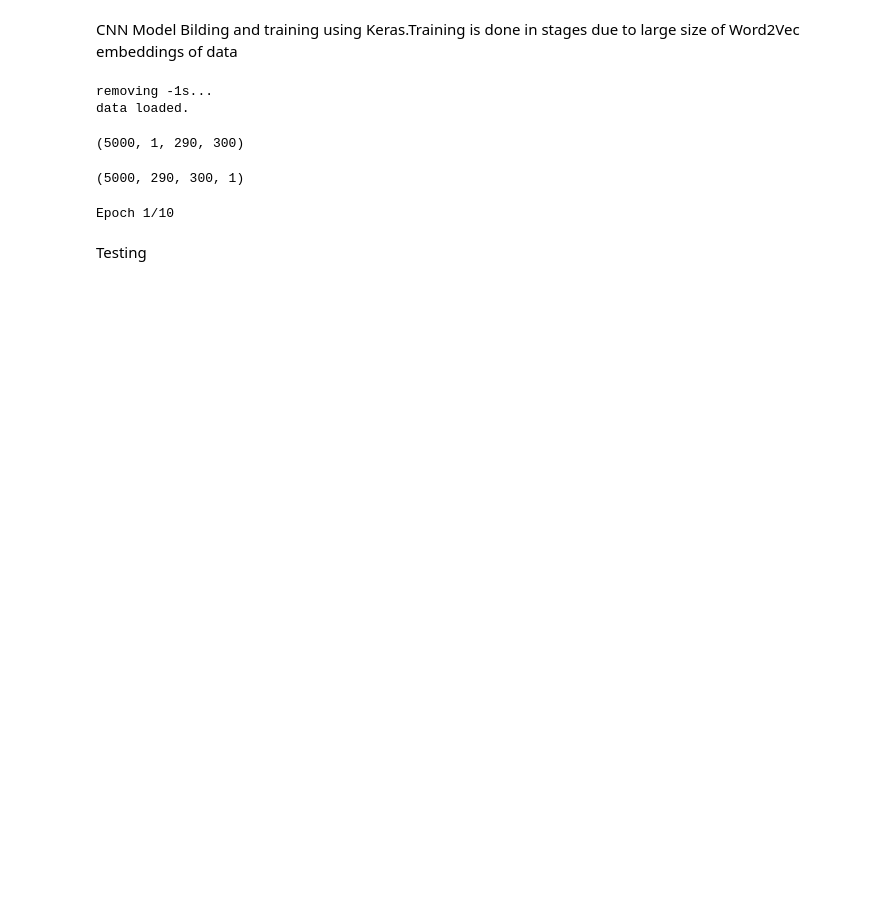
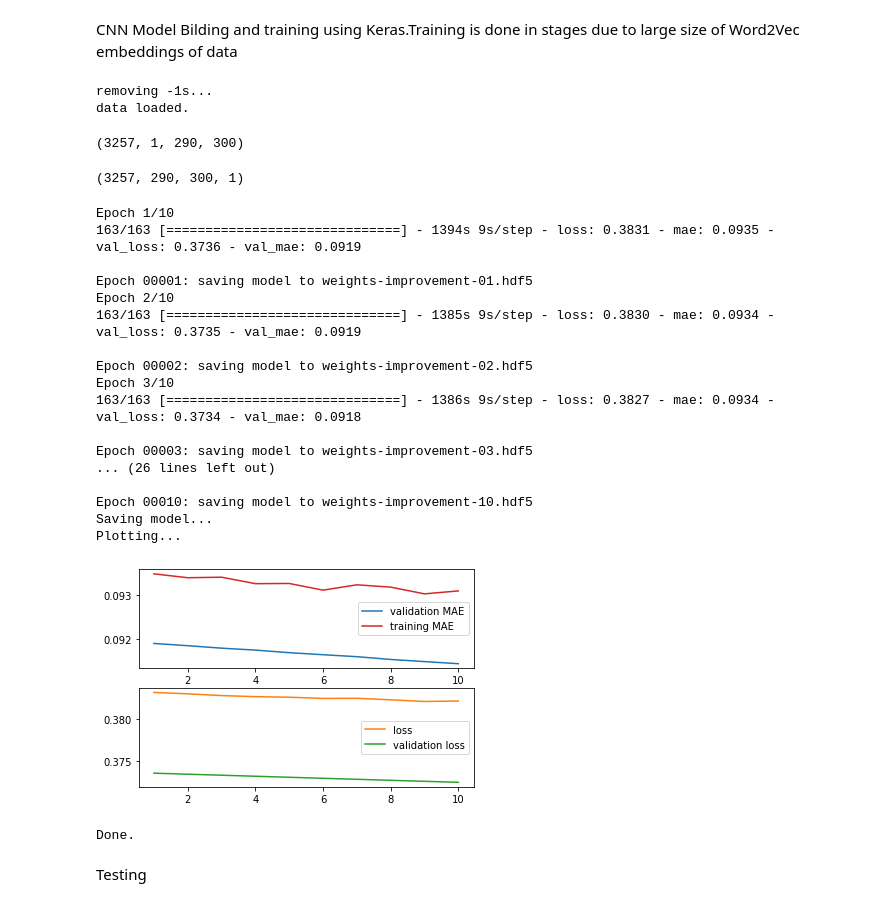
Before and after one commit to varshaelza/Text-Summarization-Categorization, a Jupyter notebook: CNNBasedSummary.ipynb, the cells around one changed output. Cells and saved outputs as stored; diff of their text form; code cells hidden in the pictures; blank space fills up the shorter version.

```diff
--- a/CNNBasedSummary.ipynb
+++ b/CNNBasedSummary.ipynb
@@ -378,13 +365,13 @@ import numpy as np
 #data48 = pickle.load(open("/content/drive/MyDrive/BBC Dataset/CNN Summarisation/embeddingsToSaliency48.pickle", "rb"))
 #data49 = pickle.load(open("/content/drive/MyDrive/BBC Dataset/CNN Summarisation/embeddingsToSaliency49.pickle", "rb"))
 #data50 = pickle.load(open("/content/drive/MyDrive/BBC Dataset/CNN Summarisation/embeddingsToSaliency50.pickle", "rb"))
-data51 = pickle.load(open("/content/drive/MyDrive/BBC Dataset/CNN Summarisation/embeddingsToSaliency51.pickle", "rb"))
-data52 = pickle.load(open("/content/drive/MyDrive/BBC Dataset/CNN Summarisation/embeddingsToSaliency52.pickle", "rb"))
-data53 = pickle.load(open("/content/drive/MyDrive/BBC Dataset/CNN Summarisation/embeddingsToSaliency53.pickle", "rb"))
-data54 = pickle.load(open("/content/drive/MyDrive/BBC Dataset/CNN Summarisation/embeddingsToSaliency54.pickle", "rb"))
-data55 = pickle.load(open("/content/drive/MyDrive/BBC Dataset/CNN Summarisation/embeddingsToSaliency55.pickle", "rb"))
-data56 = pickle.load(open("/content/drive/MyDrive/BBC Dataset/CNN Summarisation/embeddingsToSaliency56.pickle", "rb"))
-data57 = pickle.load(open("/content/drive/MyDrive/BBC Dataset/CNN Summarisation/embeddingsToSaliency57.pickle", "rb"))
-data58 = pickle.load(open("/content/drive/MyDrive/BBC Dataset/CNN Summarisation/embeddingsToSaliency58.pickle", "rb"))
-data59 = pickle.load(open("/content/drive/MyDrive/BBC Dataset/CNN Summarisation/embeddingsToSaliency59.pickle", "rb"))
-data60 = pickle.load(open("/content/drive/MyDrive/BBC Dataset/CNN Summarisation/embeddingsToSaliency60.pickle", "rb"))
+data61 = pickle.load(open("/content/drive/MyDrive/BBC Dataset/CNN Summarisation/embeddingsToSaliency61.pickle", "rb"))
+data62 = pickle.load(open("/content/drive/MyDrive/BBC Dataset/CNN Summarisation/embeddingsToSaliency62.pickle", "rb"))
+data63 = pickle.load(open("/content/drive/MyDrive/BBC Dataset/CNN Summarisation/embeddingsToSaliency63.pickle", "rb"))
+data64 = pickle.load(open("/content/drive/MyDrive/BBC Dataset/CNN Summarisation/embeddingsToSaliency64.pickle", "rb"))
+data65 = pickle.load(open("/content/drive/MyDrive/BBC Dataset/CNN Summarisation/embeddingsToSaliency65.pickle", "rb"))
+data66 = pickle.load(open("/content/drive/MyDrive/BBC Dataset/CNN Summarisation/embeddingsToSaliency66.pickle", "rb"))
+data67 = pickle.load(open("/content/drive/MyDrive/BBC Dataset/CNN Summarisation/embeddingsToSaliency67.pickle", "rb"))
+#data58 = pickle.load(open("/content/drive/MyDrive/BBC Dataset/CNN Summarisation/embeddingsToSaliency58.pickle", "rb"))
+#data59 = pickle.load(open("/content/drive/MyDrive/BBC Dataset/CNN Summarisation/embeddingsToSaliency59.pickle", "rb"))
+#data60 = pickle.load(open("/content/drive/MyDrive/BBC Dataset/CNN Summarisation/embeddingsToSaliency60.pickle", "rb"))
@@ -394,0 +378,2 @@ del data60,data59,data58,data57,data56,data55,data54,data53,data52,data51
+# %%
+data = np.concatenate((data61,data62,data63,data64,data65,data66,data67), axis=0)
@@ -476,7 +463,7 @@ y = K.cast_to_floatx(y)
 # %%
 print(x.shape)
 # %% [output]
-(5000, 1, 290, 300)
+(3257, 1, 290, 300)
 # %%
 import tensorflow as tf
 #images_nhwc = tf.placeholder(tf.float32, [None, 200, 300, 3])  # input batch
@@ -485,42 +472,60 @@ print(out.get_shape())
 x=out
 del out  # the shape of out is [None, 3, 200, 300]
 # %% [output]
-(5000, 290, 300, 1)
+(3257, 290, 300, 1)
 # %%
 x1=x
 y1=y
 # %%
 import keras
-model=keras.models.load_model('/content/drive/MyDrive/BBC Dataset/CNN Summarisation/Models/model5-basic.h5')
+model=keras.models.load_model('/content/drive/MyDrive/BBC Dataset/CNN Summarisation/Models/model6-basic.h5')
 # %%
 #model = build_model(( x1.shape[1], x1.shape[2],1), conv_window_size, num_filters, reg, dropout)
 
 history = train(model, x1, y1, val_train_ratio, epochs, batch_size)
 
 import matplotlib.pyplot as plt
 
 print("Saving model...")
-model.save('/content/drive/MyDrive/BBC Dataset/CNN Summarisation/Models/model6-basic.h5')
+model.save('/content/drive/MyDrive/BBC Dataset/CNN Summarisation/Models/model7-basic.h5')
 
 print("Plotting...")
 f, (ax1, ax2) = plt.subplots(2, 1)
 ax1.plot(range(1, epochs+1), history.history['val_mae'], 'tab:blue', label="validation MAE")
 ax1.plot(range(1, epochs+1), history.history['mae'], 'tab:red', label="training MAE")
 
 ax2.plot(range(1, epochs+1), history.history['loss'], 'tab:orange', label="loss")
 ax2.plot(range(1, epochs+1), history.history['val_loss'], 'tab:green', label="validation loss")
 
 ax1.legend()
 ax2.legend()
 
-f.savefig('/content/drive/MyDrive/BBC Dataset/CNN Summarisation/Models/training-model6-basic.png', dpi=300)
+f.savefig('/content/drive/MyDrive/BBC Dataset/CNN Summarisation/Models/training-model7-basic.png', dpi=300)
 plt.show()
 m=keras.models.load_model('/content/weights-improvement-10.hdf5')
-m.save('/content/drive/MyDrive/BBC Dataset/CNN Summarisation/Models/weights6_basic.hdf5')
+m.save('/content/drive/MyDrive/BBC Dataset/CNN Summarisation/Models/weights7_basic.hdf5')
 
 print("Done.")
 # %% [output]
 Epoch 1/10
+163/163 [==============================] - 1394s 9s/step - loss: 0.3831 - mae: 0.0935 - val_loss: 0.3736 - val_mae: 0.0919
+
+Epoch 00001: saving model to weights-improvement-01.hdf5
+Epoch 2/10
+163/163 [==============================] - 1385s 9s/step - loss: 0.3830 - mae: 0.0934 - val_loss: 0.3735 - val_mae: 0.0919
+
+Epoch 00002: saving model to weights-improvement-02.hdf5
+Epoch 3/10
+163/163 [==============================] - 1386s 9s/step - loss: 0.3827 - mae: 0.0934 - val_loss: 0.3734 - val_mae: 0.0918
+
+Epoch 00003: saving model to weights-improvement-03.hdf5
+... (26 lines left out)
+
+Epoch 00010: saving model to weights-improvement-10.hdf5
+Saving model...
+Plotting...
+[figure, added]
+Done.
 # %% [markdown]
 Testing
 # %%
```
Also changed, not shown: parts of 19 cells of this notebook.
